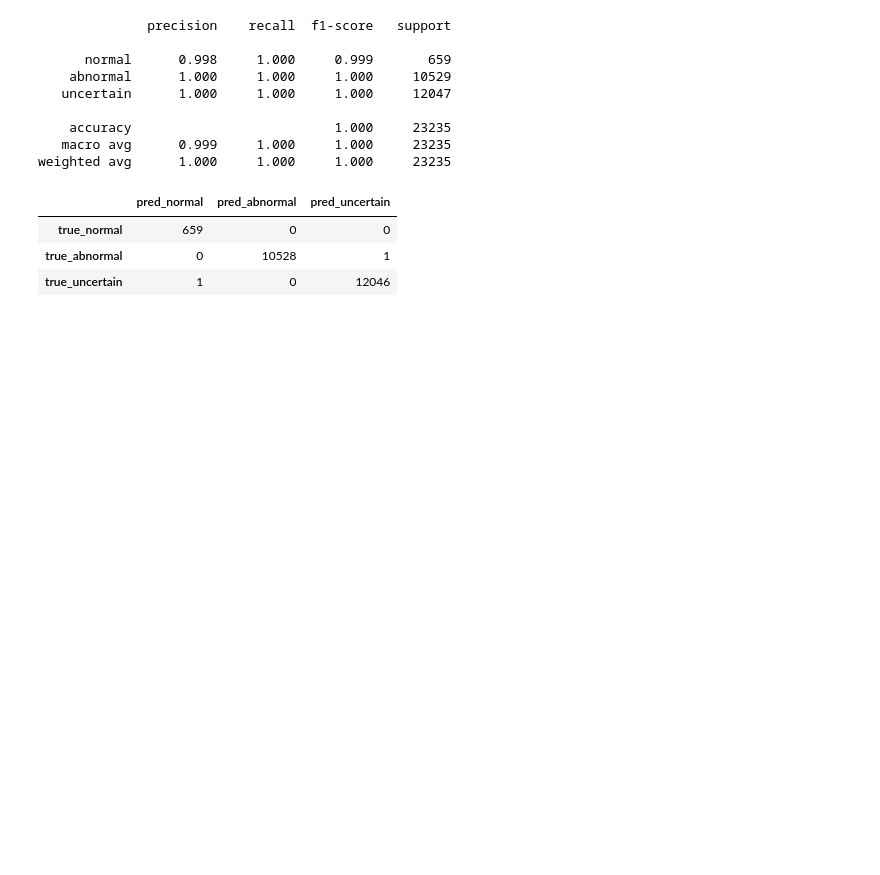
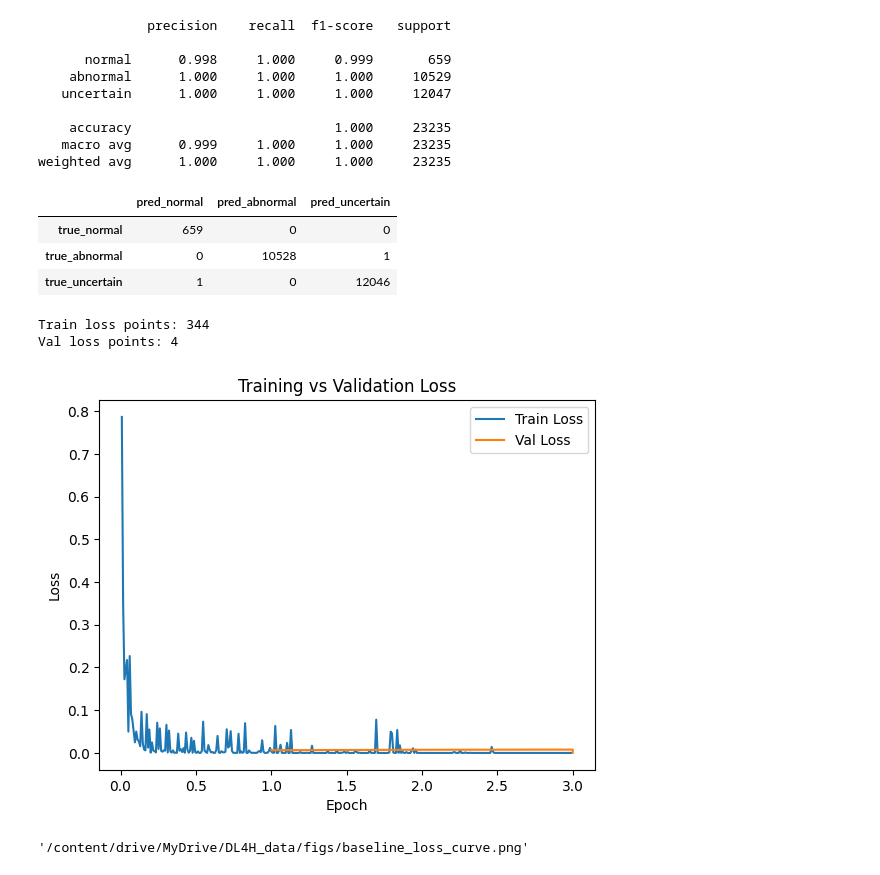
Before and after one commit to GabrielWarner/DL4H-finalproject, a Jupyter notebook: notebook/baseline_ce.ipynb, the cells around one changed output. Saved outputs shown, nothing was run; the diff lists cells and outputs as text; code cells hidden in the pictures; blank space fills up the shorter version.

```diff
--- a/notebook/baseline_ce.ipynb
+++ b/notebook/baseline_ce.ipynb
@@ -405,3 +405,41 @@ weighted avg      1.000     1.000     1.000     23235
 | true_normal | 659 | 0 | 0 |
 | true_abnormal | 0 | 10528 | 1 |
 | true_uncertain | 1 | 0 | 12046 |
+# %%
+import os, matplotlib.pyplot as plt
+
+logs = trainer.state.log_history
+
+train_epochs, train_losses = [], []
+val_epochs,   val_losses   = [], []
+
+for rec in logs:
+    if "loss" in rec and "epoch" in rec and "eval_loss" not in rec:
+        train_epochs.append(rec["epoch"])
+        train_losses.append(rec["loss"])
+    if "eval_loss" in rec and "epoch" in rec:
+        val_epochs.append(rec["epoch"])
+        val_losses.append(rec["eval_loss"])
+
+print("Train loss points:", len(train_losses))
+print("Val loss points:", len(val_losses))
+
+plt.figure()
+plt.plot(train_epochs, train_losses, label="Train Loss")
+plt.plot(val_epochs,   val_losses,   label="Val Loss")
+plt.xlabel("Epoch")
+plt.ylabel("Loss")
+plt.title("Training vs Validation Loss")
+plt.legend()
+
+# 👉 save BEFORE or AFTER show, but in the same cell/figure
+loss_fig_path = os.path.join(FIGS_DIR, "baseline_loss_curve.png")
+plt.savefig(loss_fig_path, bbox_inches="tight")
+plt.show()
+
+loss_fig_path
+# %% [output]
+Train loss points: 344
+Val loss points: 4
+[figure, added]
+'/content/drive/MyDrive/DL4H_data/figs/baseline_loss_curve.png'
```
